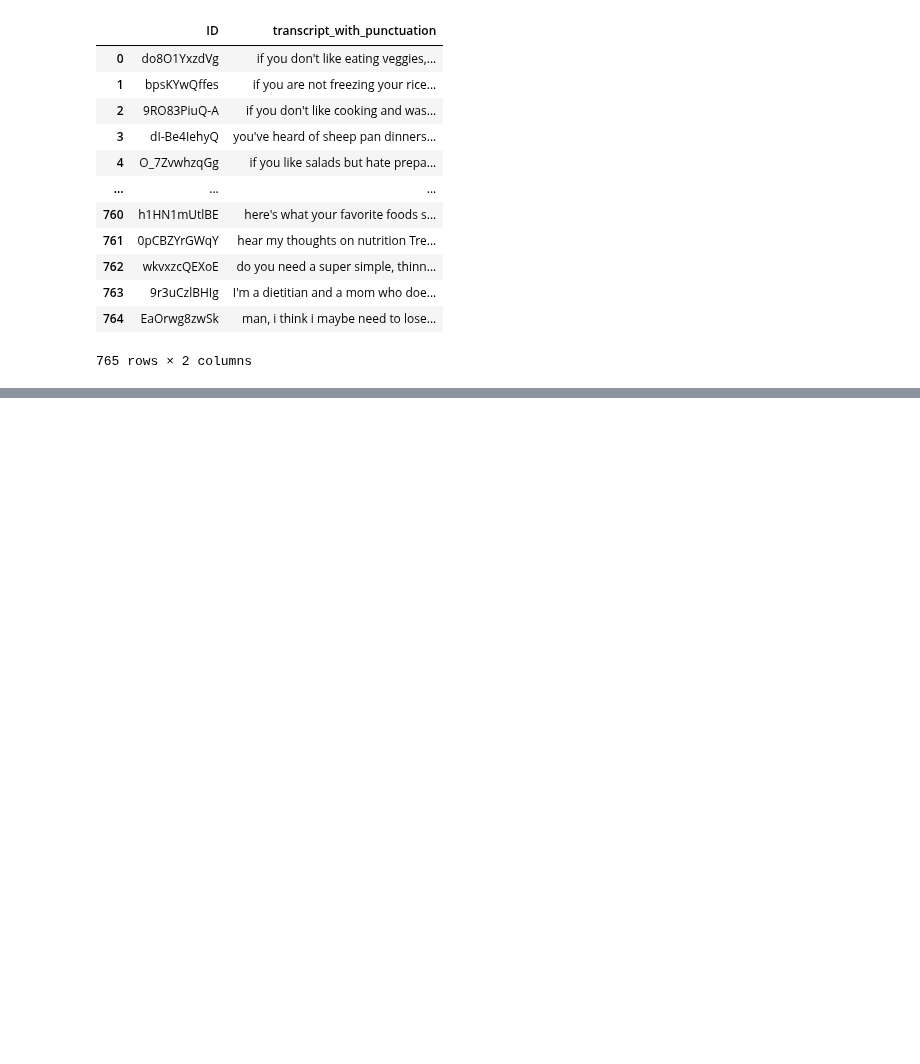
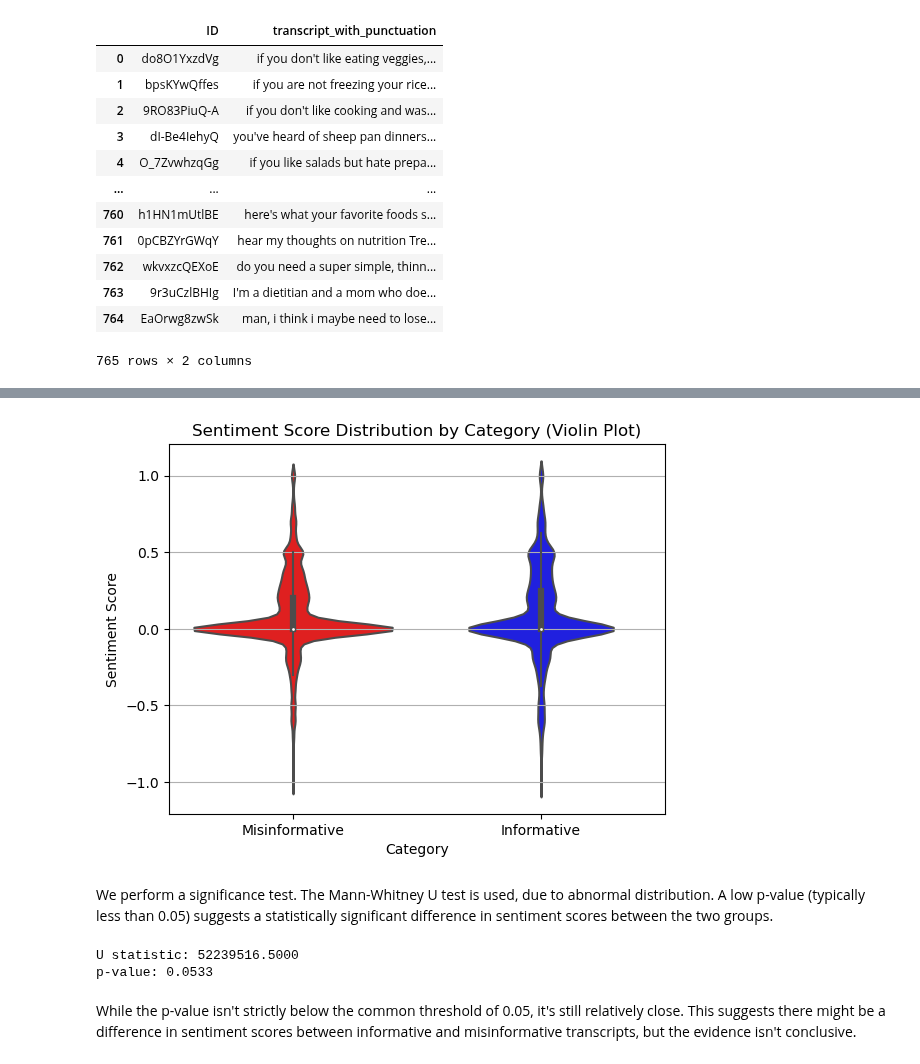
Before and after one commit to rileybaerg/TruthTube, a Jupyter notebook: sentence-token.ipynb, the cells around one changed output, grey strips where cells are left out. Drawn from its saved outputs; the diff is of its cells as text; code cells hidden in the pictures; blank space fills up the shorter version.

Commit message:
added code for sentiment analysis

```diff
--- a/sentence-token.ipynb
+++ b/sentence-token.ipynb
@@ -276,0 +345,3 @@ infotranscripts_df
+# %%
+infotranscripts_df = infotranscripts_df.explode('tokenized_sentence')
+infotranscripts_df
@@ -276,0 +364,11 @@ infotranscripts_df
+# %%
+from textblob import TextBlob #!pip install textblob
+
+def calculate_sentiment_score(text):
+  # Text is now a single sentence (not a list)
+  blob = TextBlob(text)
+  return blob.sentiment.polarity
+
+# Assuming the exploded dataframe is in 'exploded_df'
+infotranscripts_df['sentiment_score'] = infotranscripts_df['tokenized_sentence'].apply(calculate_sentiment_score)
+infotranscripts_df
@@ -276,0 +393,10 @@ infotranscripts_df
+# %%
+import pandas as pd
+mistranscripts_df = pd.read_csv('misinfo_trans_with_punctuation.csv')
+mistranscripts_df = mistranscripts_df.drop(['Unnamed: 0'], axis=1)
+
+mistranscripts_df['tokenized_sentence'] = preprocess_text_column(mistranscripts_df['transcript_with_punctuation'])
+mistranscripts_df = mistranscripts_df.explode('tokenized_sentence')
+
+mistranscripts_df['sentiment_score'] = mistranscripts_df['tokenized_sentence'].apply(calculate_sentiment_score)
+mistranscripts_df
@@ -276,0 +419,6 @@ infotranscripts_df
+# %%
+mistranscripts_df['is_informative'] = int(False)
+infotranscripts_df['is_informative'] = int(True)
+
+combined_df = pd.concat([mistranscripts_df, infotranscripts_df], ignore_index=True)
+combined_df
@@ -276,0 +439,33 @@ infotranscripts_df
+# %%
+import seaborn as sns
+import matplotlib.pyplot as plt
+
+palette = ['red', 'blue']
+sns.violinplot(x = "is_informative", y = "sentiment_score", showmeans=True, data=combined_df, palette=palette)
+plt.xlabel('Category')
+plt.ylabel('Sentiment Score')
+plt.title('Sentiment Score Distribution by Category (Violin Plot)')
+plt.xticks(ticks=[0, 1], labels = ['Misinformative', 'Informative'])
+plt.grid(axis='y')
+plt.show()
+# %% [output]
+[figure, added]
+# %% [markdown]
+We perform a significance test. The Mann-Whitney U test is used, due to abnormal distribution.
+A low p-value (typically less than 0.05) suggests a statistically significant difference in sentiment scores between the two groups.
+# %%
+from scipy import stats
+
+informative_scores = combined_df[combined_df['is_informative'] == 1]['sentiment_score']
+misinformative_scores = combined_df[combined_df['is_informative'] == 0]['sentiment_score']
+
+u_statistic, p_value = stats.mannwhitneyu(informative_scores, misinformative_scores)
+
+# Print the results
+print(f"U statistic: {u_statistic:.4f}")
+print(f"p-value: {p_value:.4f}")
+# %% [output]
+U statistic: 52239516.5000
+p-value: 0.0533
+# %% [markdown]
+While the p-value isn't strictly below the common threshold of 0.05, it's still relatively close. This suggests there might be a difference in sentiment scores between informative and misinformative transcripts, but the evidence isn't conclusive.
```
Also changed, not shown: parts of 15 cells of this notebook.
